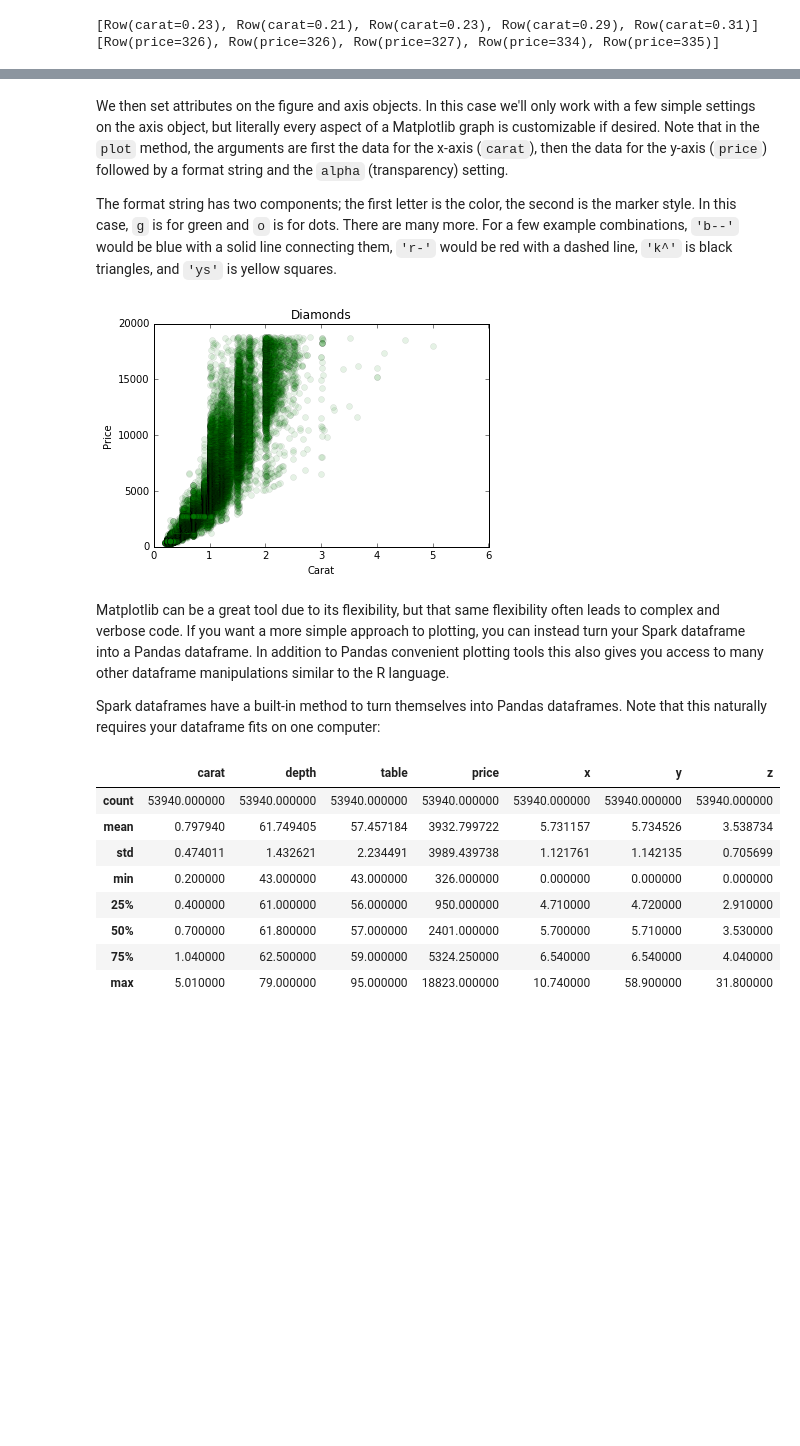
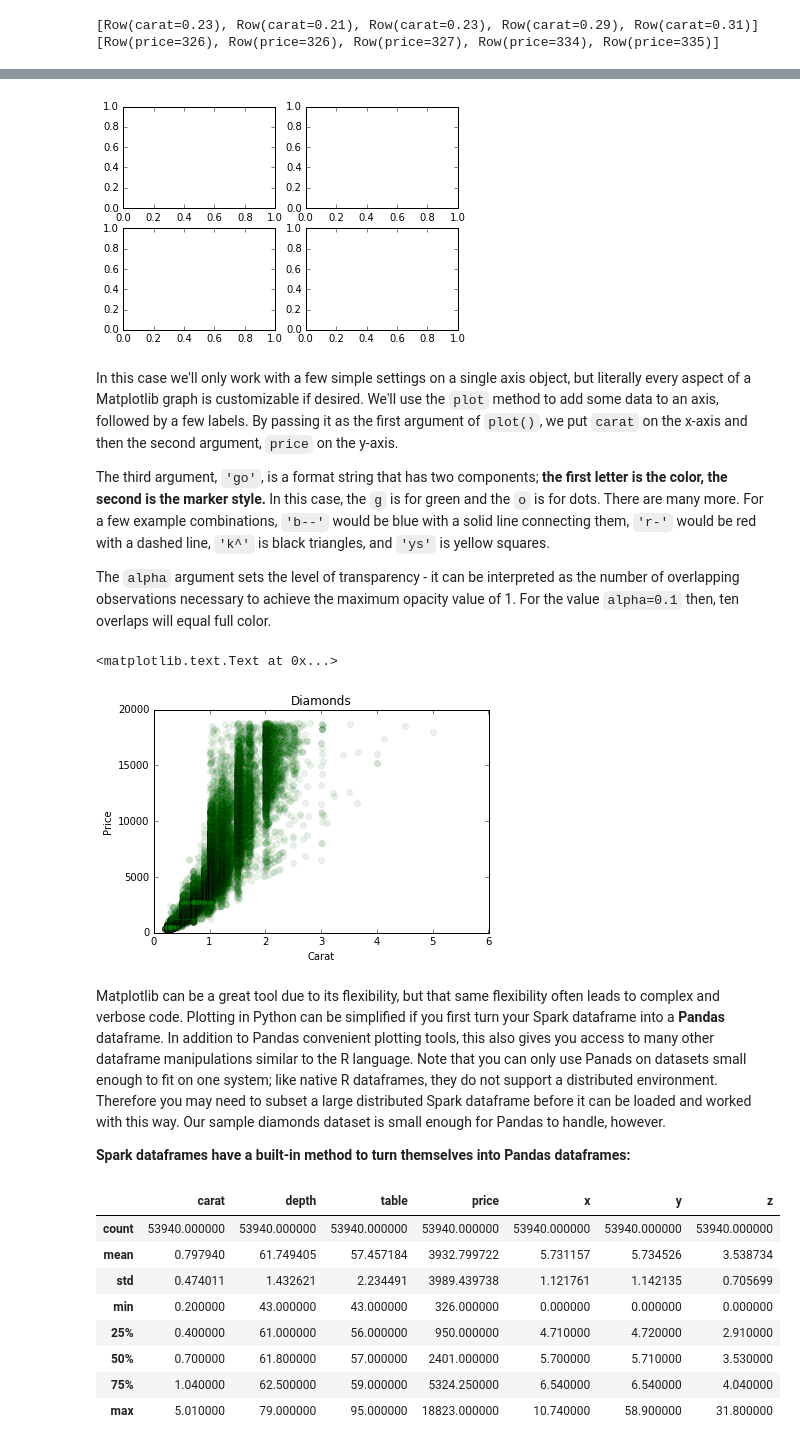
Before and after one commit to UrbanInstitute/pyspark-tutorials, a Jupyter notebook: graphing.ipynb, the cells around one changed output, grey strips where cells are left out. Saved outputs shown, nothing was run; the diff lists cells and outputs as text; code cells hidden in the pictures; blank space fills up the shorter version.

```diff
--- a/graphing.ipynb
+++ b/graphing.ipynb
@@ -55,33 +78,32 @@ Matplotlib works by first defining a figure, `fig`, then defining one or more ax
 # %%
-fig = plt.figure()
-ax = fig.add_subplot(1,1,1)
-
-"""
-If we wanted, say, four different plots to show up, one in each corner of the figure:
-
 fig = plt.figure()
 ax1 = fig.add_subplot(2,2,1)
 ax2 = fig.add_subplot(2,2,2)
 ax3 = fig.add_subplot(2,2,3)
 ax4 = fig.add_subplot(2,2,4)
-"""
+# %% [output]
+[figure, added]
 # %% [markdown]
-We then set attributes on the figure and axis objects.  In this case we'll only work with a few simple settings on the axis object, but literally every aspect of a Matplotlib graph is customizable if desired.  Note that in the `plot` method, the arguments are first the data for the x-axis (`carat`), then the data for the y-axis (`price`) followed by a format string and the `alpha` (transparency) setting.
+In this case we'll only work with a few simple settings on a single axis object, but literally every aspect of a Matplotlib graph is customizable if desired.  We'll use the `plot` method to add some data to an axis, followed by a few labels.  By passing it as the first argument of `plot()`, we put `carat` on the x-axis and then the second argument, `price` on the y-axis.
 
-The format string has two components; the first letter is the color, the second is the marker style.  In this case, `g` is for green and `o` is for dots.  There are many more.  For a few example combinations, `'b--'` would be blue with a solid line connecting them, `'r-'` would be red with a dashed line, `'k^'` is black triangles, and `'ys'` is yellow squares.
+The third argument, `'go'`, is a format string that has two components; **the first letter is the color, the second is the marker style.**  In this case, the `g` is for green and the `o` is for dots.  There are many more.  For a few example combinations, `'b--'` would be blue with a solid line connecting them, `'r-'` would be red with a dashed line, `'k^'` is black triangles, and `'ys'` is yellow squares.
+
+The `alpha` argument sets the level of transparency - it can be interpreted as the number of overlapping observations necessary to achieve the maximum opacity value of 1.  For the value `alpha=0.1` then, ten overlaps will equal full color.
 # %%
+fig = plt.figure()
+ax = fig.add_subplot(1,1,1)
+
 ax.plot(carat, price, 'go', alpha=0.1)
 ax.set_xlabel('Carat')
 ax.set_ylabel('Price')
 ax.set_title('Diamonds')
-
-plt.show()
 # %% [output]
+<matplotlib.text.Text at 0x...>
 [figure]
 # %% [markdown]
-Matplotlib can be a great tool due to its flexibility, but that same flexibility often leads to complex and verbose code.  If you want a more simple approach to plotting, you can instead turn your Spark dataframe into a Pandas dataframe.  In addition to Pandas convenient plotting tools this also gives you access to many other dataframe manipulations similar to the R language.
+Matplotlib can be a great tool due to its flexibility, but that same flexibility often leads to complex and verbose code.  Plotting in Python can be simplified if you first turn your Spark dataframe into a **Pandas** dataframe.  In addition to Pandas convenient plotting tools, this also gives you access to many other dataframe manipulations similar to the R language.  Note that you can only use Panads on datasets small enough to fit on one system; like native R dataframes, they do not support a distributed environment.  Therefore you may need to subset a large distributed Spark dataframe before it can be loaded and worked with this way.  Our sample diamonds dataset is small enough for Pandas to handle, however.
 
-Spark dataframes have a built-in method to turn themselves into Pandas dataframes.  Note that this naturally requires your dataframe fits on one computer:
+**Spark dataframes have a built-in method to turn themselves into Pandas dataframes:**
 # %%
 pandas_df = spark_df.toPandas()
 pandas_df.describe()
```
Also changed, not shown: parts of 17 cells of this notebook.
